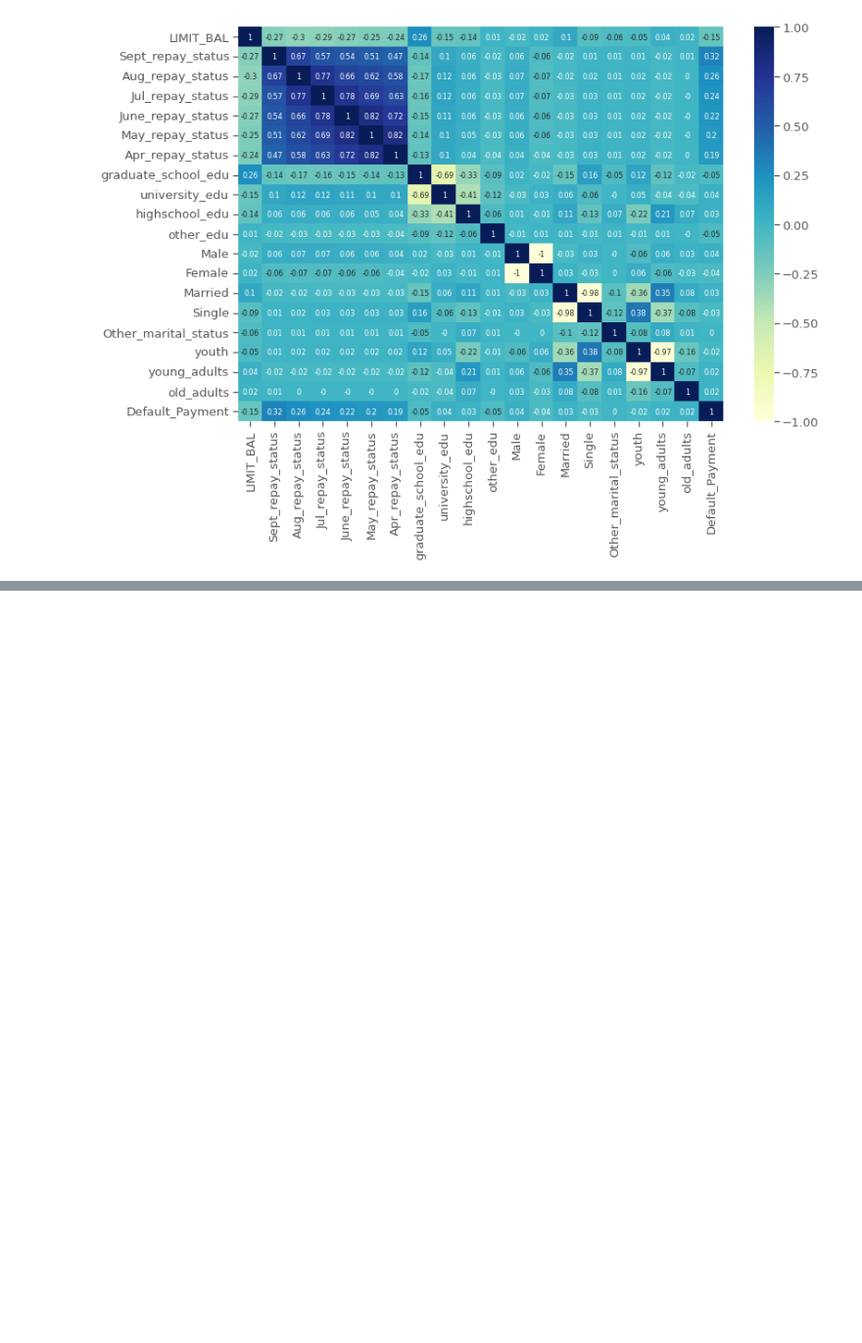
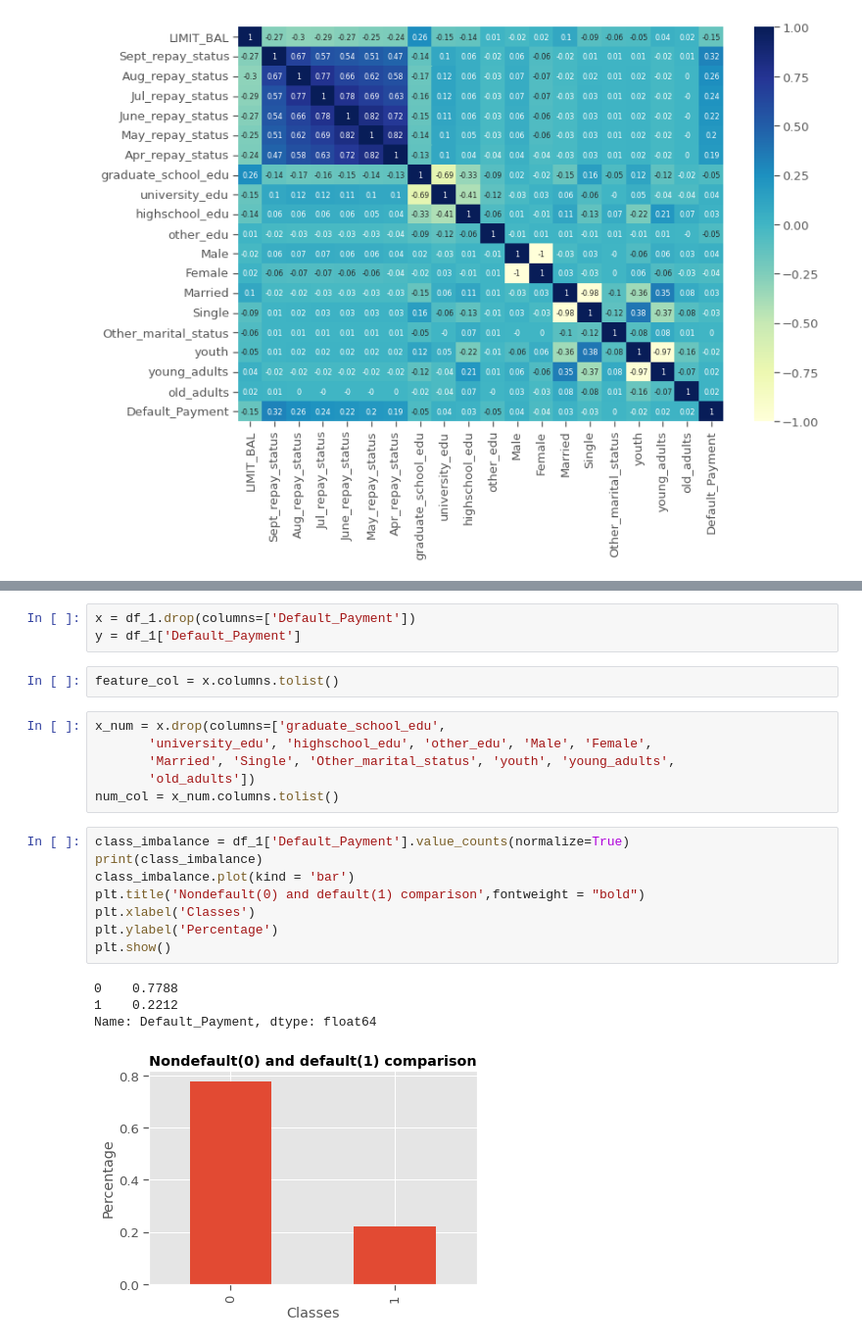
Before and after one commit to sammed97/Credit-Card-Default-Prediction, a Jupyter notebook: Credit_Card_Default_Prediction_Classification_project.ipynb, the cells around one changed output, grey strips where cells are left out. Shown at 98% size. Drawn from its saved outputs; the diff is of its cells as text; blank space fills up the shorter version.

```diff
--- a/Credit_Card_Default_Prediction_Classification_project.ipynb
+++ b/Credit_Card_Default_Prediction_Classification_project.ipynb
@@ -734,0 +755,24 @@ sns.heatmap(corr_1,annot=True,cmap='YlGnBu',annot_kws={'size':8})
+# %%
+x = df_1.drop(columns=['Default_Payment'])
+y = df_1['Default_Payment']
+# %%
+feature_col = x.columns.tolist()
+# %%
+x_num = x.drop(columns=['graduate_school_edu',
+       'university_edu', 'highschool_edu', 'other_edu', 'Male', 'Female',
+       'Married', 'Single', 'Other_marital_status', 'youth', 'young_adults',
+       'old_adults'])
+num_col = x_num.columns.tolist()
+# %%
+class_imbalance = df_1['Default_Payment'].value_counts(normalize=True)
+print(class_imbalance)
+class_imbalance.plot(kind = 'bar')
+plt.title('Nondefault(0) and default(1) comparison',fontweight = "bold")
+plt.xlabel('Classes')
+plt.ylabel('Percentage')
+plt.show()
+# %% [output]
+0    0.7788
+1    0.2212
+Name: Default_Payment, dtype: float64
+[figure, added]
```
Also changed, not shown: parts of 27 cells of this notebook.
